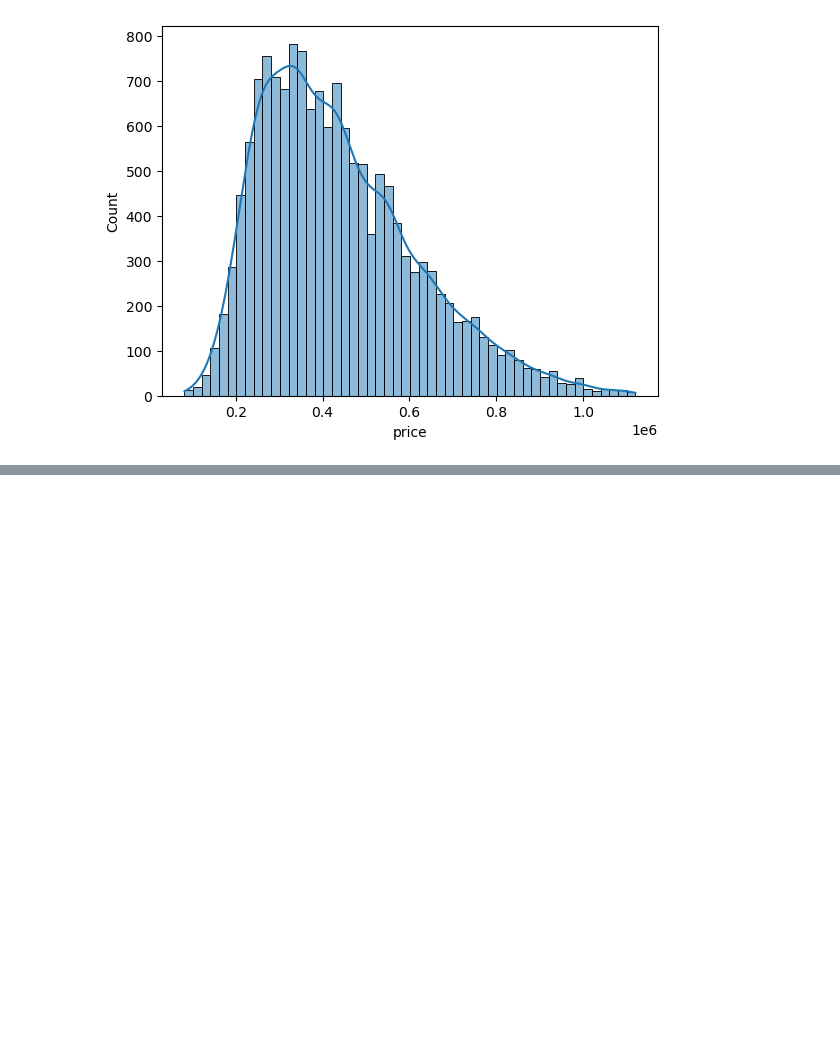
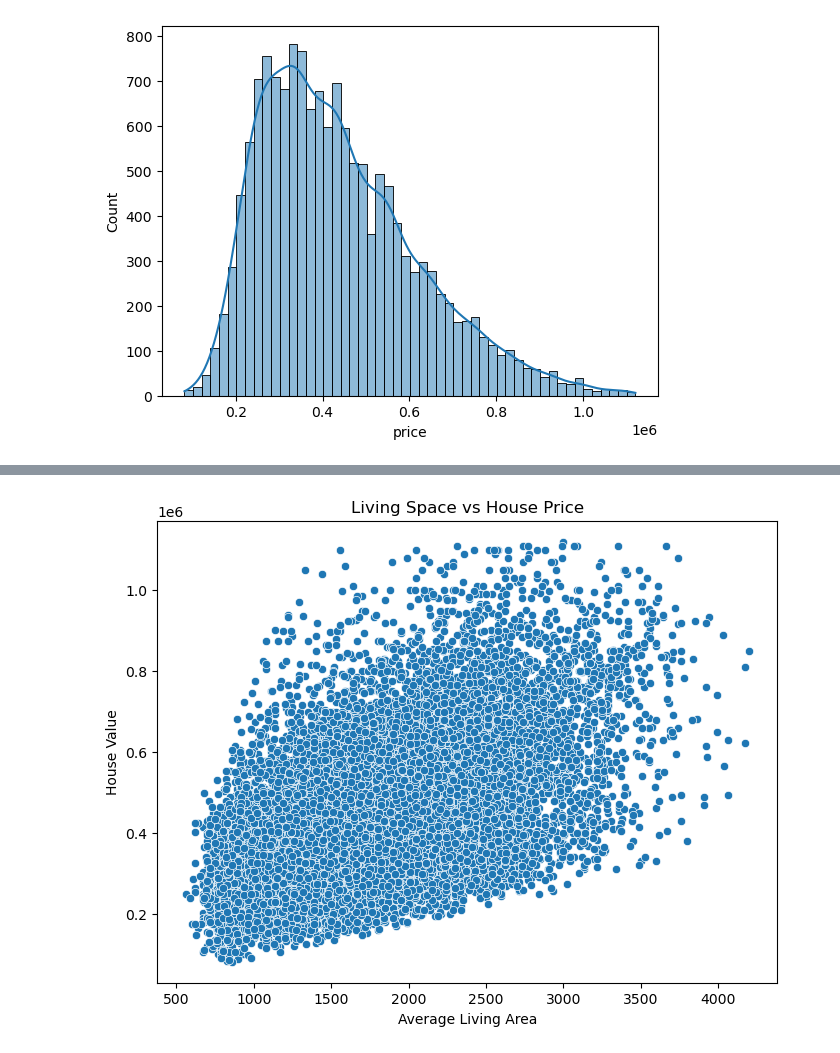
Before and after one commit to ShamlaA/Phase-2-Group-17-Project, a Jupyter notebook: index.ipynb, the cells around one changed output, grey strips where cells are left out. Saved outputs shown, nothing was run; the diff lists cells and outputs as text; code cells hidden in the pictures; blank space fills up the shorter version.

```diff
--- a/index.ipynb
+++ b/index.ipynb
@@ -444,0 +478,10 @@ plt.show()
+# %%
+# Plotting living space against house price
+plt.figure(figsize=(8, 6))
+sns.scatterplot(x='sqft_living', y='price', data=clean_df)
+plt.title('Living Space vs House Price')
+plt.xlabel('Average Living Area')
+plt.ylabel('House Value')
+plt.show()
+# %% [output]
+[figure, added]
```
Also changed, not shown: parts of 11 cells of this notebook.
